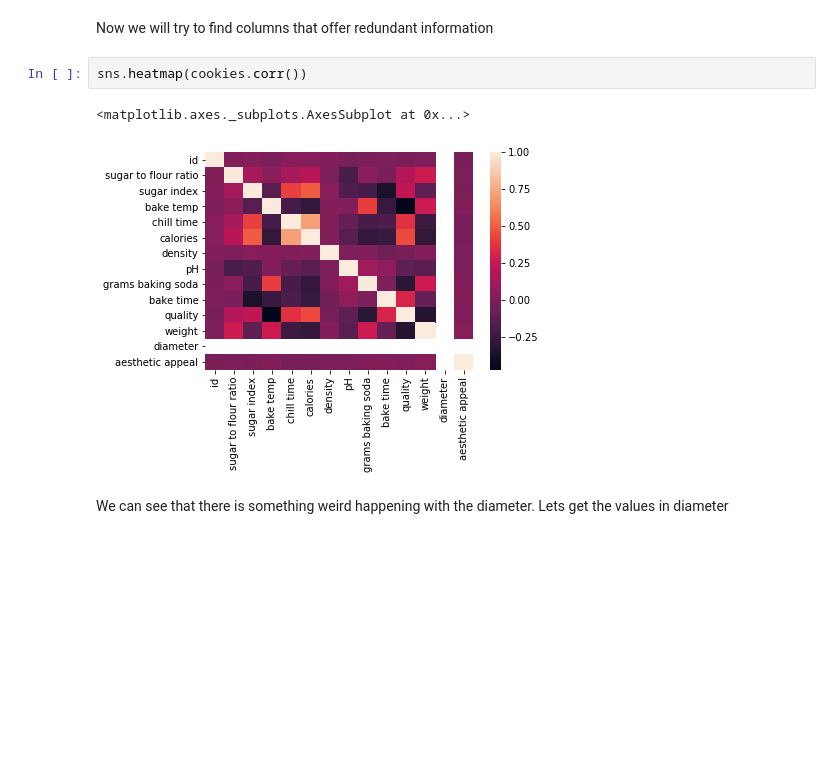
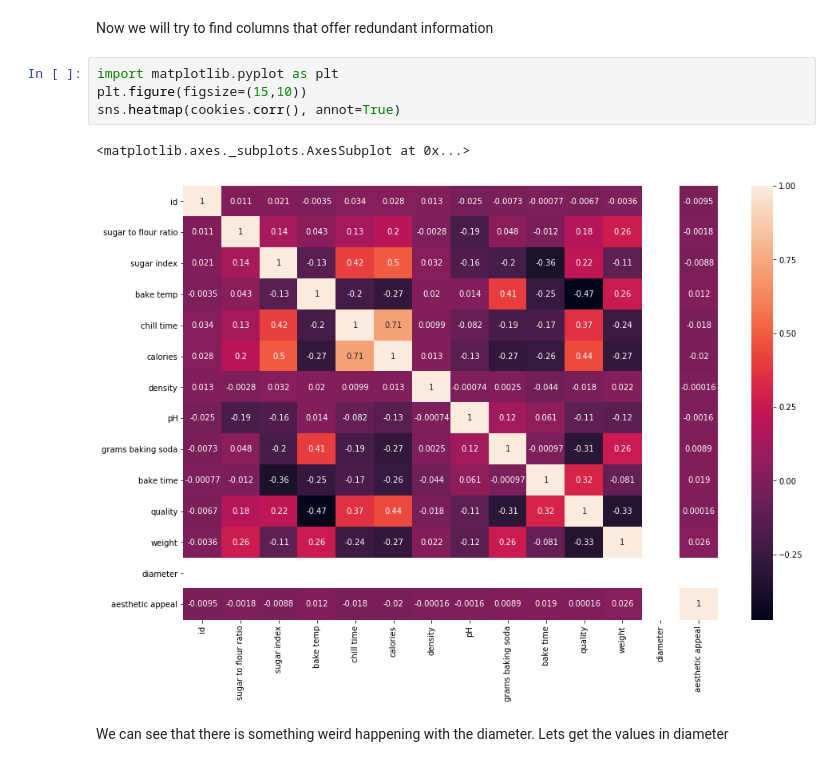
Before and after one commit to alvarofc/DatathonIH, a Jupyter notebook: Datathon_2019.ipynb, the cells around one changed output. Saved outputs shown, nothing was run; the diff lists cells and outputs as text; blank space fills up the shorter version.

```diff
--- a/Datathon_2019.ipynb
+++ b/Datathon_2019.ipynb
@@ -123,11 +123,13 @@ aesthetic appeal        0
 dtype: int64
 # %% [markdown]
 Now we will try to find columns that offer redundant information
-# %%
-sns.heatmap(cookies.corr())
-# %% [output]
-<matplotlib.axes._subplots.AxesSubplot at 0x...>
-[figure, removed]
+# %%
+import matplotlib.pyplot as plt
+plt.figure(figsize=(15,10))
+sns.heatmap(cookies.corr(), annot=True)
+# %% [output]
+<matplotlib.axes._subplots.AxesSubplot at 0x...>
+[figure, added]
 # %% [markdown]
 We can see that there is something weird happening with the diameter. Lets get the values in diameter
 # %%
```
Also changed, not shown: parts of 9 cells of this notebook, 1 other file.
